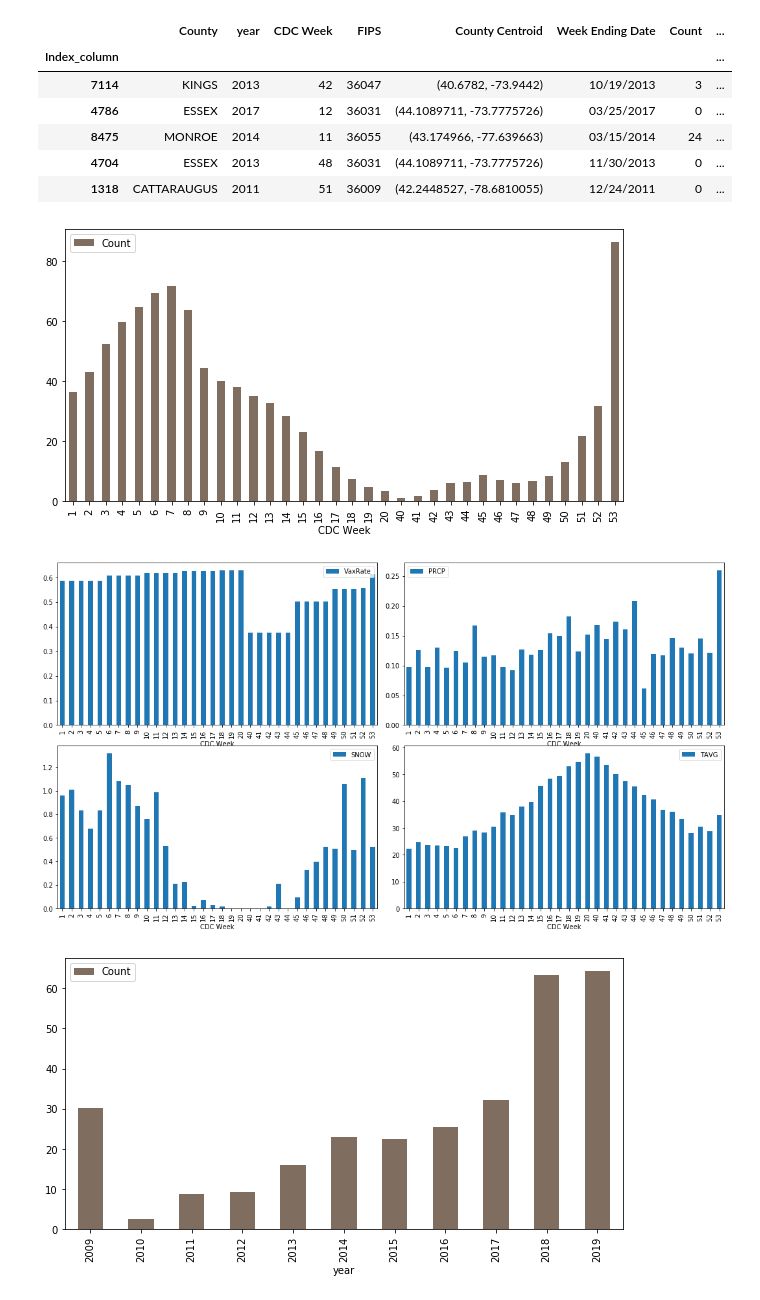
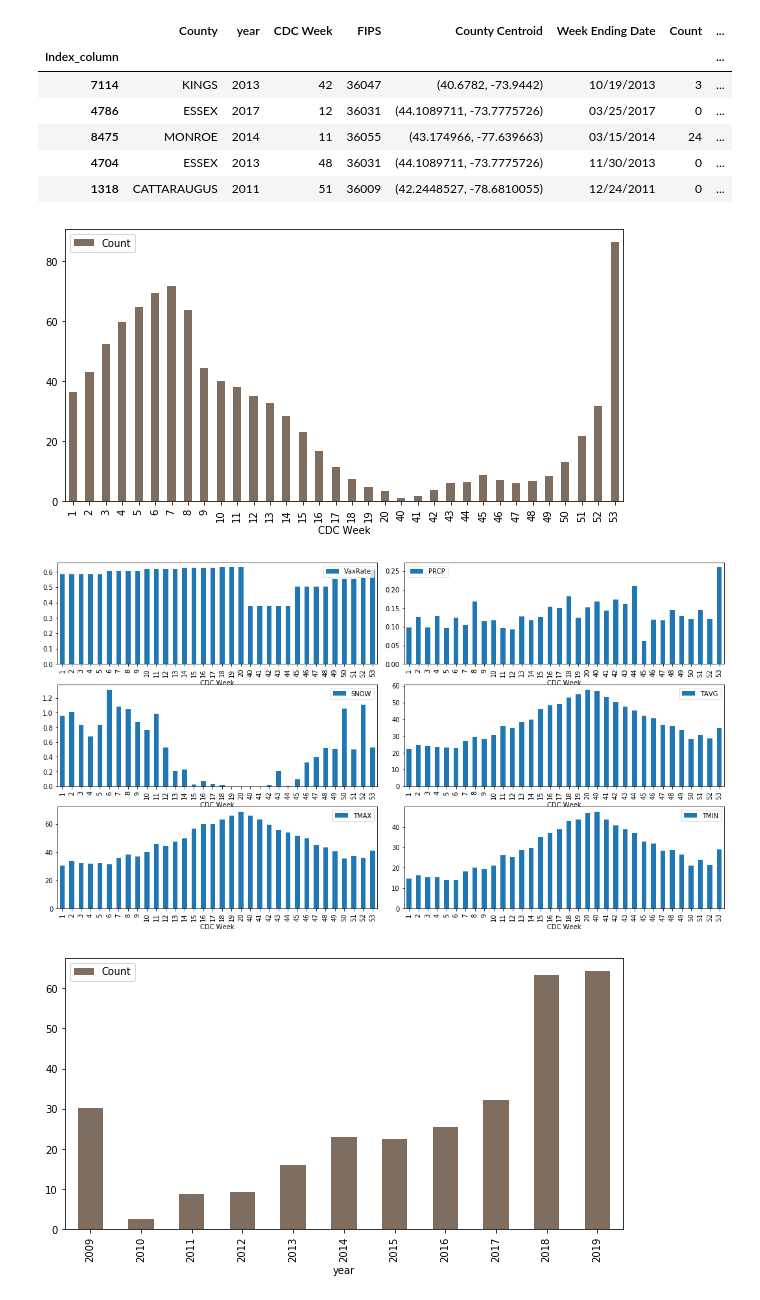
Before and after one commit to shivasanketh-rm/InfluenzaOutbreaks, a Jupyter notebook: IO_Analysis.ipynb, the cells around one changed output. Cells and saved outputs as stored; diff of their text form; code cells hidden in the pictures.

Commit message:
TMAX and TMIN added

```diff
--- a/IO_Analysis.ipynb
+++ b/IO_Analysis.ipynb
@@ -18,17 +18,17 @@ df_master.sample(5)
 # %%
 from math import ceil
 fig, ax1 = plt.subplots(figsize=(10,5))
 df_master.groupby(['CDC Week']).mean()['Count'].plot.bar(ax=ax1, legend = True, color='#7f6d5f')
 
-monthly_feat = [ 'VaxRate', 'PRCP', 'SNOW', 'TAVG']
+monthly_feat = [ 'VaxRate', 'PRCP', 'SNOW', 'TAVG', 'TMAX', 'TMIN']
 fig, ax = plt.subplots(nrows= ceil(len(monthly_feat)/2),ncols=2, figsize=(15,8))
 #fig.title.set_text('Weekly Variation in features')
 plt.tight_layout()
 for i in range(len(monthly_feat)):
   df_master.groupby(['CDC Week']).mean()[monthly_feat[i]].plot.bar(ax=ax[i//2,i%2], legend = True)
 # %% [output]
 [figure]
-[figure, old version]
+[figure, new version]
 # %%
 fig, ax1 = plt.subplots(figsize=(10,5))
 df_master.groupby(['year']).mean()['Count'].plot.bar(ax=ax1, legend = True, color='#7f6d5f')
```
